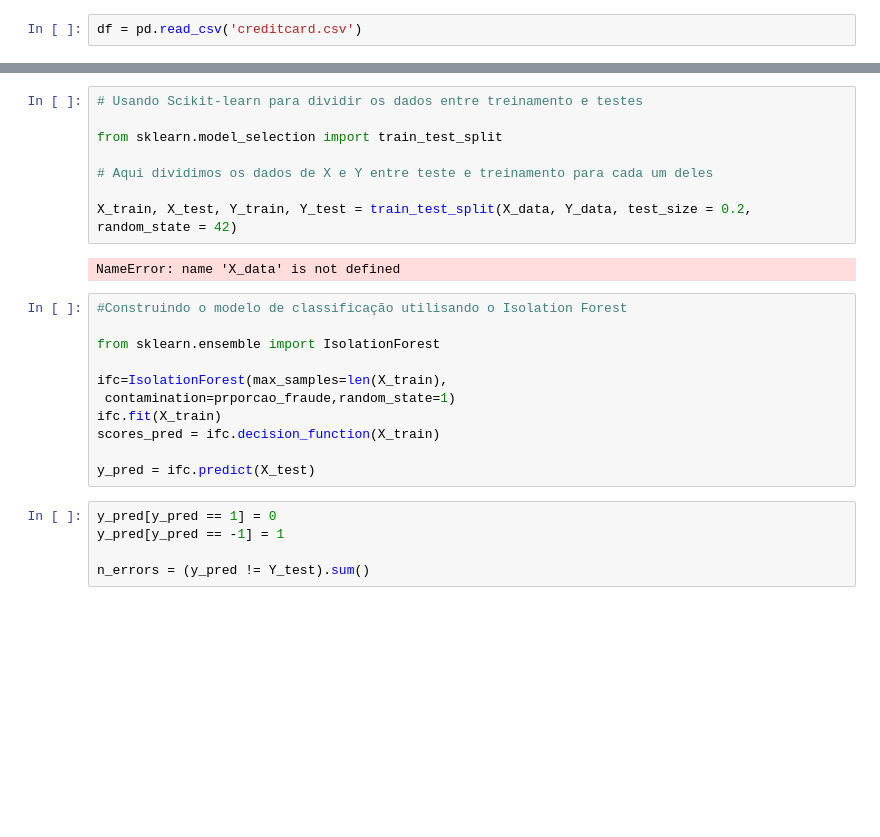
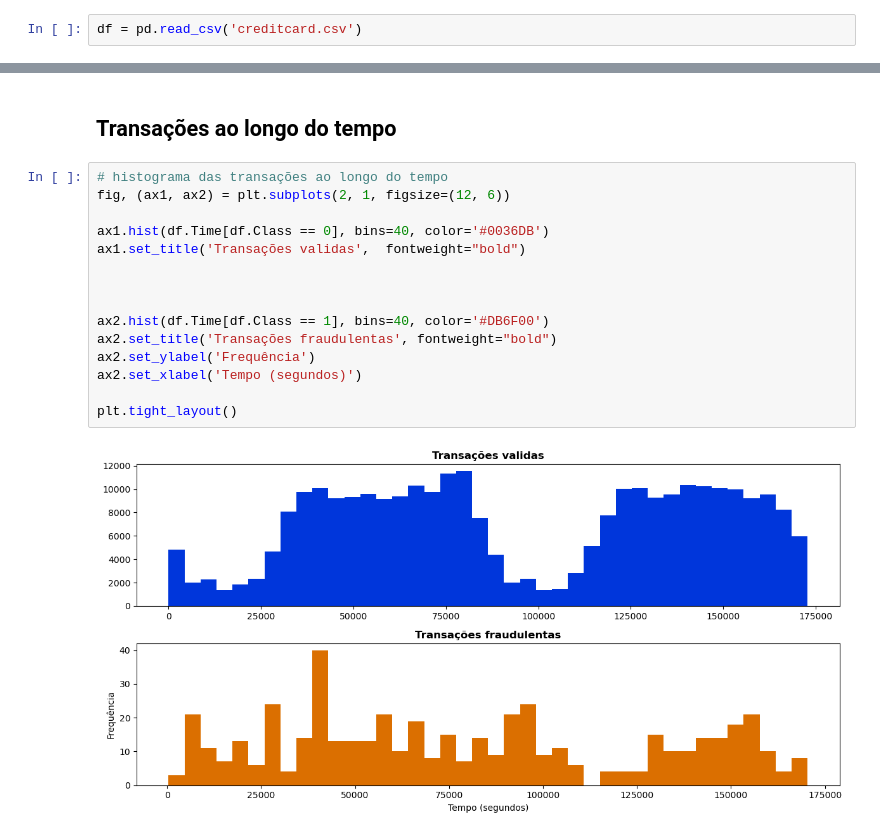
Before and after one commit to Marcelo-Maia-Dev/deteccao-fraudes-cartao, a Jupyter notebook: fraude-cartao.ipynb, the cells around one changed output, grey strips where cells are left out. Cells and saved outputs as stored; diff of their text form; blank space fills up the shorter version.

Commit message:
Mudança de modelo

```diff
--- a/fraude-cartao.ipynb
+++ b/fraude-cartao.ipynb
@@ -259,26 +148,19 @@ print(Y.shape)
+# %% [markdown]
+## Transações ao longo do tempo
 # %%
-# Usando Scikit-learn para dividir os dados entre treinamento e testes
+# histograma das transações ao longo do tempo
+fig, (ax1, ax2) = plt.subplots(2, 1, figsize=(12, 6))
 
-from sklearn.model_selection import train_test_split
+ax1.hist(df.Time[df.Class == 0], bins=40, color='#0036DB')
+ax1.set_title('Transações validas',  fontweight="bold")
 
-# Aqui dividimos os dados de X e Y entre teste e treinamento para cada um deles
 
-X_train, X_test, Y_train, Y_test = train_test_split(X_data, Y_data, test_size = 0.2, random_state = 42)
+
+ax2.hist(df.Time[df.Class == 1], bins=40, color='#DB6F00')
+ax2.set_title('Transações fraudulentas', fontweight="bold")
+ax2.set_ylabel('Frequência')
+ax2.set_xlabel('Tempo (segundos)')
+
+plt.tight_layout()
 # %% [output]
-NameError: name 'X_data' is not defined
+[figure, added]
-# %%
-#Construindo o modelo de classificação utilisando o Isolation Forest
-
-from sklearn.ensemble import IsolationForest
-
-ifc=IsolationForest(max_samples=len(X_train),
- contamination=prporcao_fraude,random_state=1)
-ifc.fit(X_train)
-scores_pred = ifc.decision_function(X_train)
-
-y_pred = ifc.predict(X_test)
-# %%
-y_pred[y_pred == 1] = 0
-y_pred[y_pred == -1] = 1
-
-n_errors = (y_pred != Y_test).sum()
```
Also changed, not shown: parts of 42 cells of this notebook.
